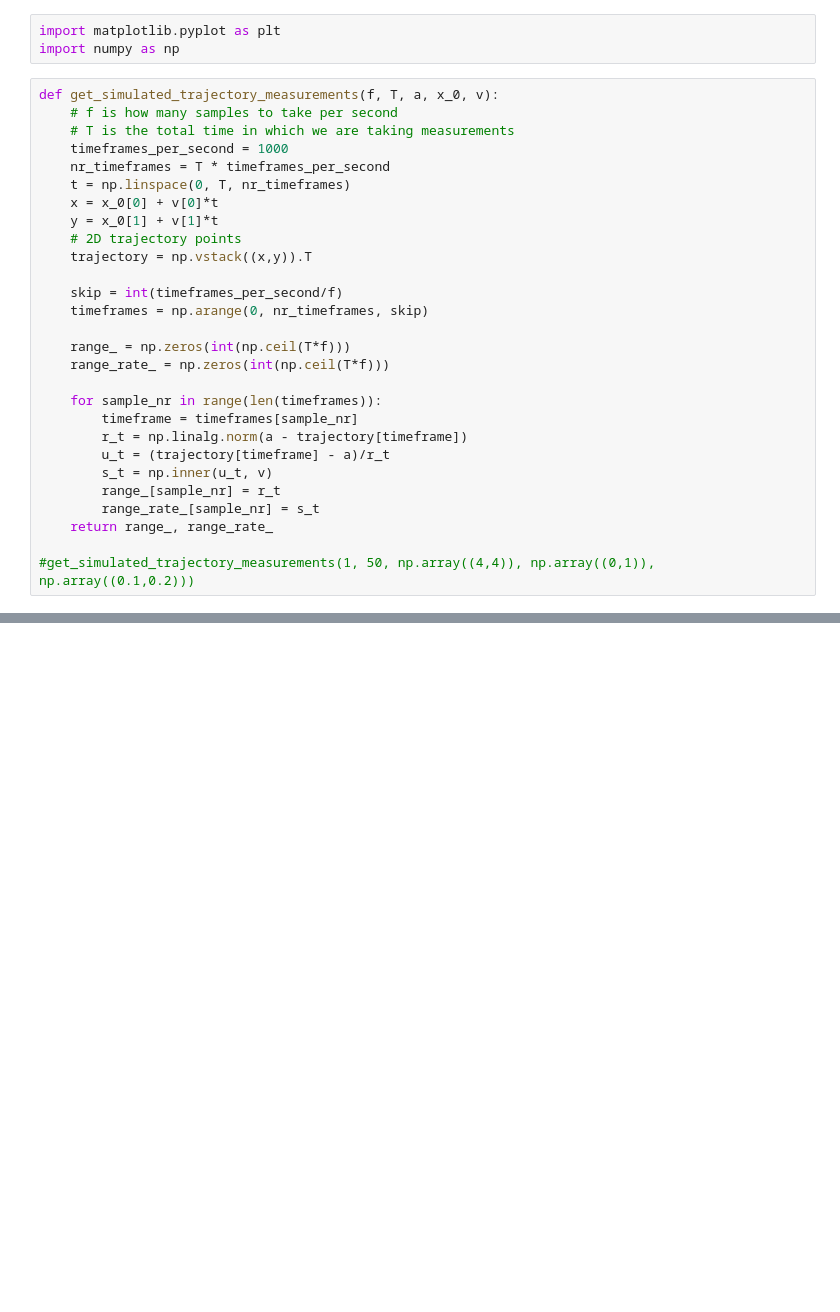
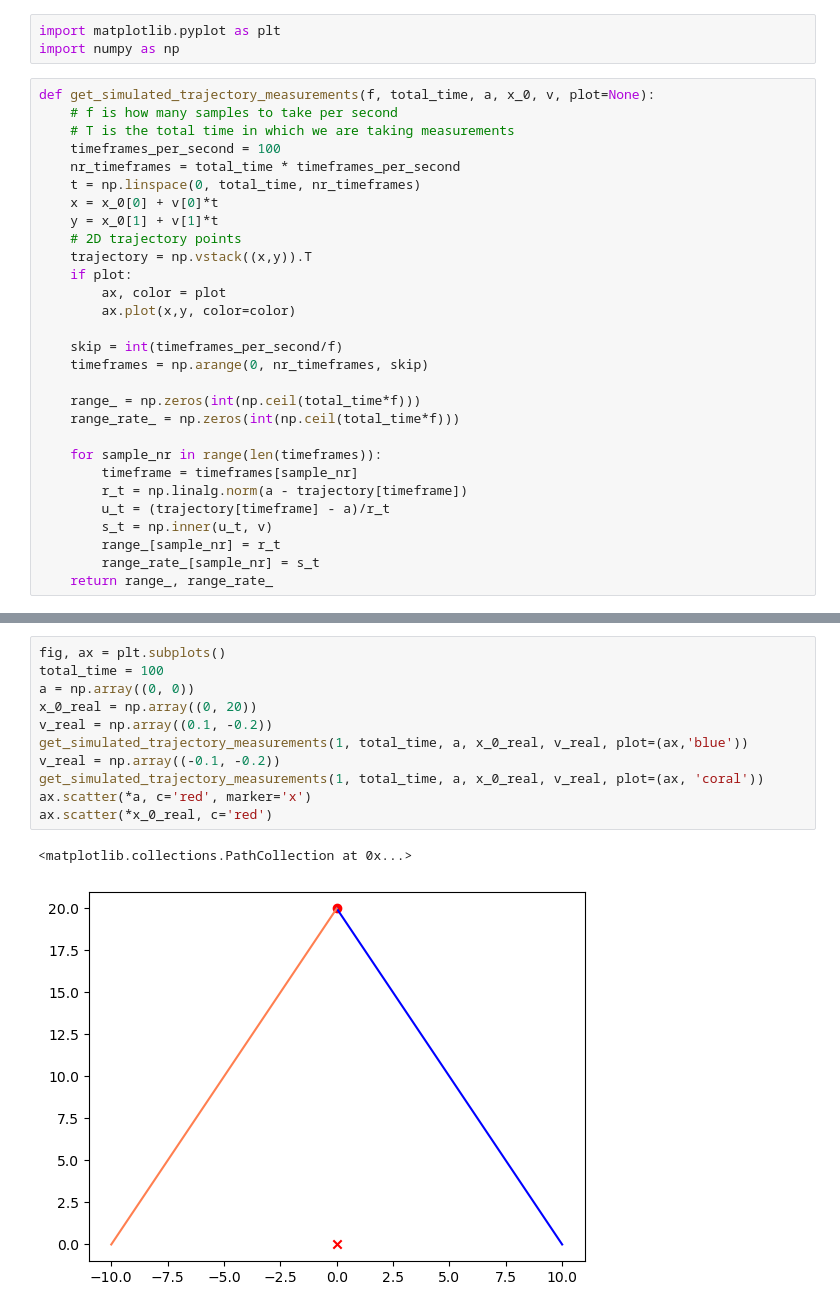
Before and after one commit to 1-0-GO/OA-2023-Localization-problem, a Jupyter notebook: task_14.ipynb, the cells around one changed output, grey strips where cells are left out. Saved outputs shown, nothing was run; the diff lists cells and outputs as text; blank space fills up the shorter version.

```diff
--- a/task_14.ipynb
+++ b/task_14.ipynb
@@ -2,22 +2,25 @@
 import matplotlib.pyplot as plt
 import numpy as np
 # %%
-def get_simulated_trajectory_measurements(f, T, a, x_0, v):
+def get_simulated_trajectory_measurements(f, total_time, a, x_0, v, plot=None):
     # f is how many samples to take per second
     # T is the total time in which we are taking measurements
-    timeframes_per_second = 1000
-    nr_timeframes = T * timeframes_per_second
-    t = np.linspace(0, T, nr_timeframes)
+    timeframes_per_second = 100
+    nr_timeframes = total_time * timeframes_per_second
+    t = np.linspace(0, total_time, nr_timeframes)
     x = x_0[0] + v[0]*t
     y = x_0[1] + v[1]*t
     # 2D trajectory points
     trajectory = np.vstack((x,y)).T
+    if plot:
+        ax, color = plot
+        ax.plot(x,y, color=color)
 
     skip = int(timeframes_per_second/f)
     timeframes = np.arange(0, nr_timeframes, skip)
 
-    range_ = np.zeros(int(np.ceil(T*f)))
-    range_rate_ = np.zeros(int(np.ceil(T*f)))
+    range_ = np.zeros(int(np.ceil(total_time*f)))
+    range_rate_ = np.zeros(int(np.ceil(total_time*f)))
 
     for sample_nr in range(len(timeframes)):
         timeframe = timeframes[sample_nr]
@@ -27,5 +30,3 @@ def get_simulated_trajectory_measurements(f, T, a, x_0, v):
         range_[sample_nr] = r_t
         range_rate_[sample_nr] = s_t
     return range_, range_rate_
-
-#get_simulated_trajectory_measurements(1, 50, np.array((4,4)), np.array((0,1)), np.array((0.1,0.2)))
@@ -65,0 +100,14 @@ for i in range(len(v_x)):
+# %%
+fig, ax = plt.subplots()
+total_time = 100
+a = np.array((0, 0))
+x_0_real = np.array((0, 20))
+v_real = np.array((0.1, -0.2))
+get_simulated_trajectory_measurements(1, total_time, a, x_0_real, v_real, plot=(ax,'blue'))
+v_real = np.array((-0.1, -0.2))
+get_simulated_trajectory_measurements(1, total_time, a, x_0_real, v_real, plot=(ax, 'coral'))
+ax.scatter(*a, c='red', marker='x')
+ax.scatter(*x_0_real, c='red')
+# %% [output]
+<matplotlib.collections.PathCollection at 0x...>
+[figure, added]
```
Also changed, not shown: parts of 6 cells of this notebook.
